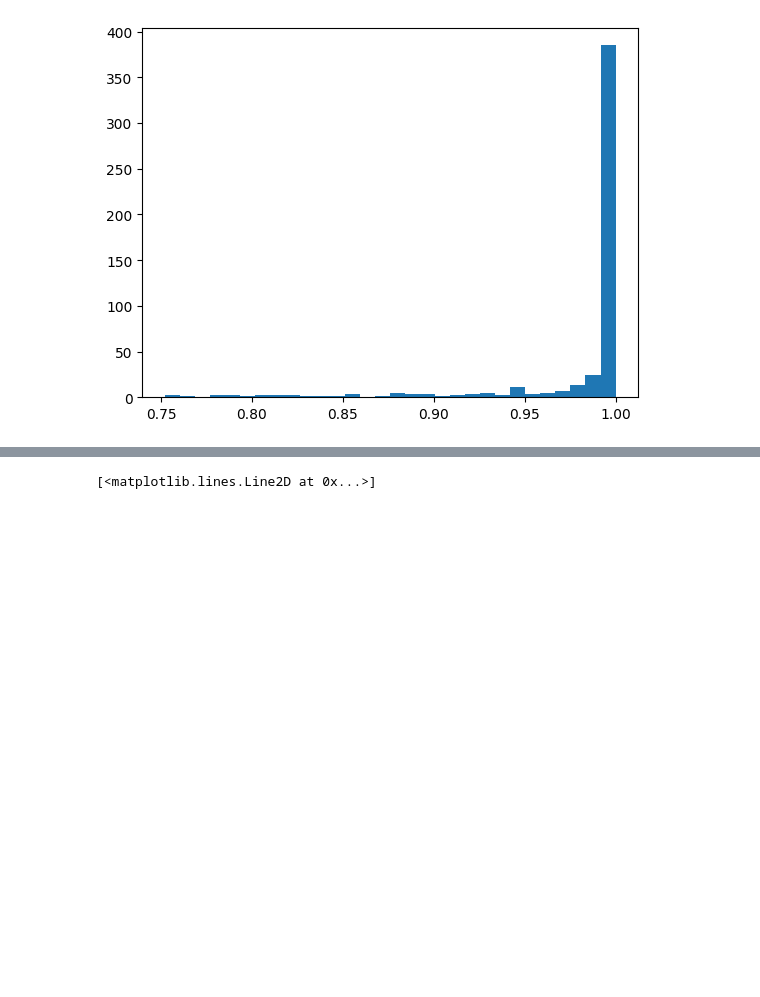
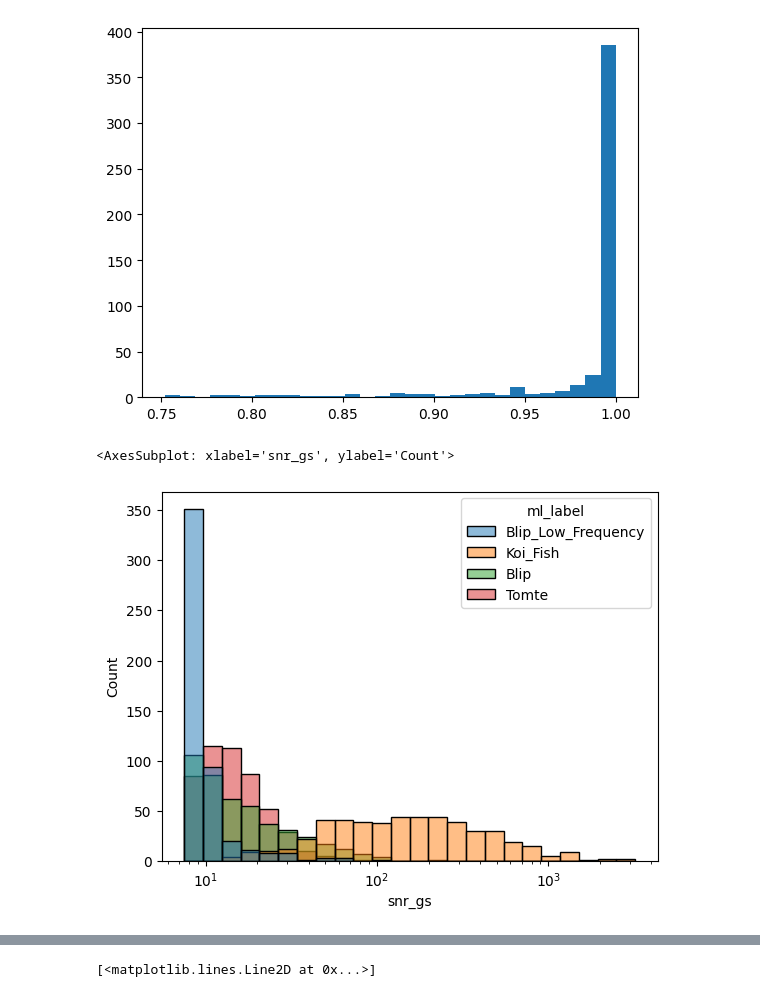
Before and after one commit to andrew-lundgren/antiglitch, a Jupyter notebook: plots/plot_joined.ipynb, the cells around one changed output, grey strips where cells are left out. Drawn from its saved outputs; the diff is of its cells as text; code cells hidden in the pictures; blank space fills up the shorter version.

```diff
--- a/plots/plot_joined.ipynb
+++ b/plots/plot_joined.ipynb
@@ -16,3 +16,4 @@ gspy = pd.read_json('../data/gspy-1month.json')
 'amp_r , amp_i , f0 , gbw , time , amp_r_sd , amp_i_sd , f0_sd , gbw_sd , time_sd , amp , phase , snr , power , residual , peak_frequency , ifo , ml_label , num , frequency'
 # %%
 ml_key = {'Tomte': 'tomte', 'Blip': 'blip', 'Koi_Fish' : 'koi', 'Blip_Low_Frequency': 'lowblip'}
+ml_types = ['Tomte','Blip','Koi_Fish','Blip_Low_Frequency']
@@ -37,3 +40,8 @@ dt = df.query("ifo == 'L1' and ml_label == 'Tomte'")
 plt.hist(dt['ml_confidence'], bins=30);
 # %% [output]
 [figure]
+# %%
+sns.histplot(df.query("ifo == 'L1'"), x='snr_gs', hue='ml_label', hue_order=ml_types[::-1], log_scale=True)
+# %% [output]
+<AxesSubplot: xlabel='snr_gs', ylabel='Count'>
+[figure, added]
```
Also changed, not shown: parts of 17 cells of this notebook, 1 other file.
